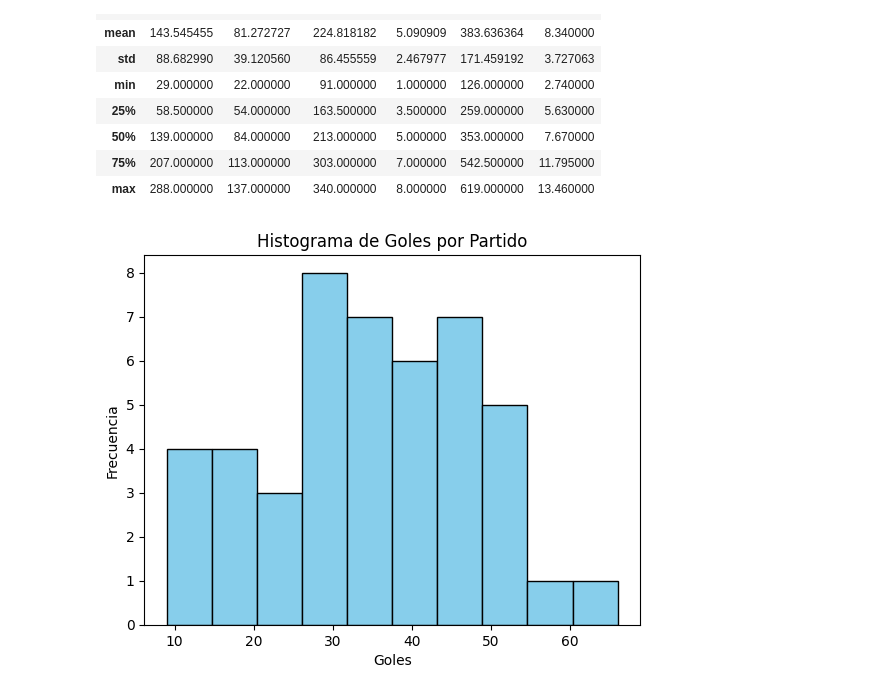
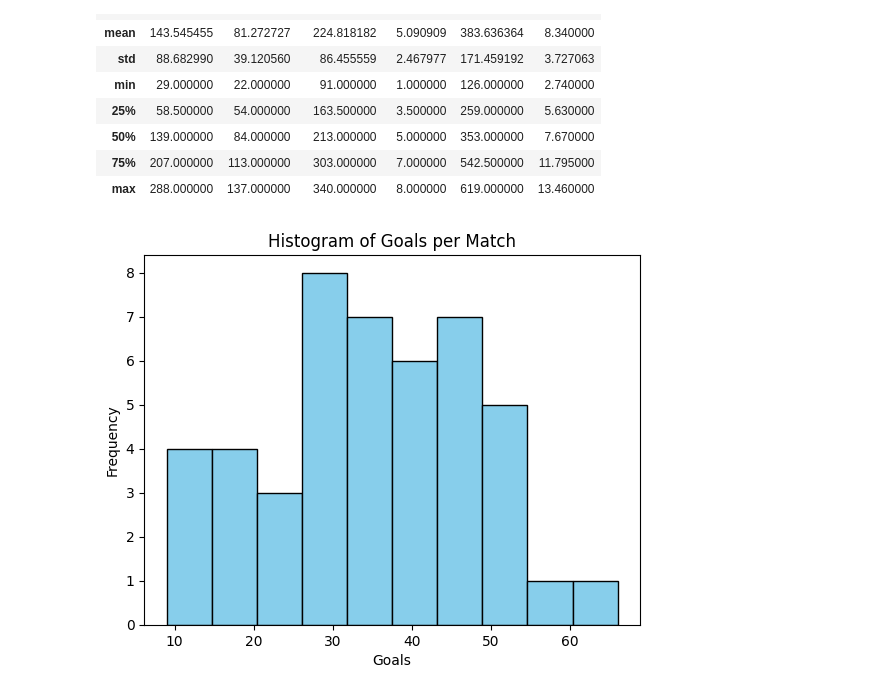
Before and after one commit to danielAcl9/analysisSoccerWFriends, a Jupyter notebook: data_analysis.ipynb, the cells around one changed output. Saved outputs shown, nothing was run; the diff lists cells and outputs as text; code cells hidden in the pictures.

```diff
--- a/data_analysis.ipynb
+++ b/data_analysis.ipynb
@@ -51,15 +51,12 @@ df_players.describe()
 | 75% | 207.000000 | 113.000000 | 303.000000 | 7.000000 | 542.500000 | 11.795000 |
 | max | 288.000000 | 137.000000 | 340.000000 | 8.000000 | 619.000000 | 13.460000 |
 # %%
-# Importar bibliotecas
-import matplotlib.pyplot as plt
-
-# Histograma de goles por partido
+# Histogram of goals per match
 plt.hist(df_matches['goals'], bins=10, color='skyblue', edgecolor='black')
-plt.xlabel('Goles')
-plt.ylabel('Frecuencia')
-plt.title('Histograma de Goles por Partido')
+plt.xlabel('Goals')
+plt.ylabel('Frequency')
+plt.title('Histogram of Goals per Match')
 plt.show()
 # %% [output]
-[figure, old version]
+[figure, new version]
 # %%
```
Also changed, not shown: parts of 3 cells of this notebook.
